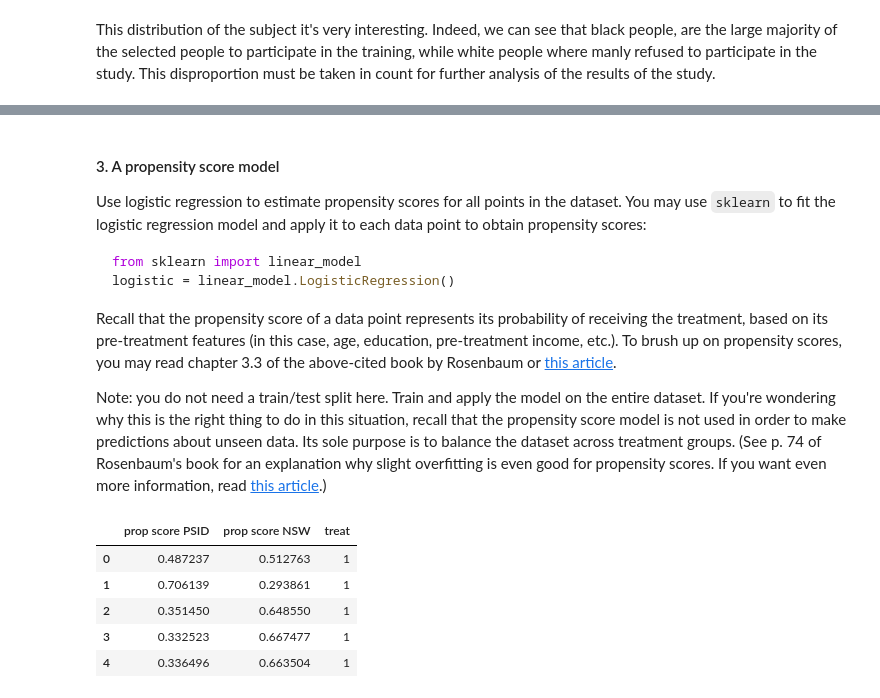
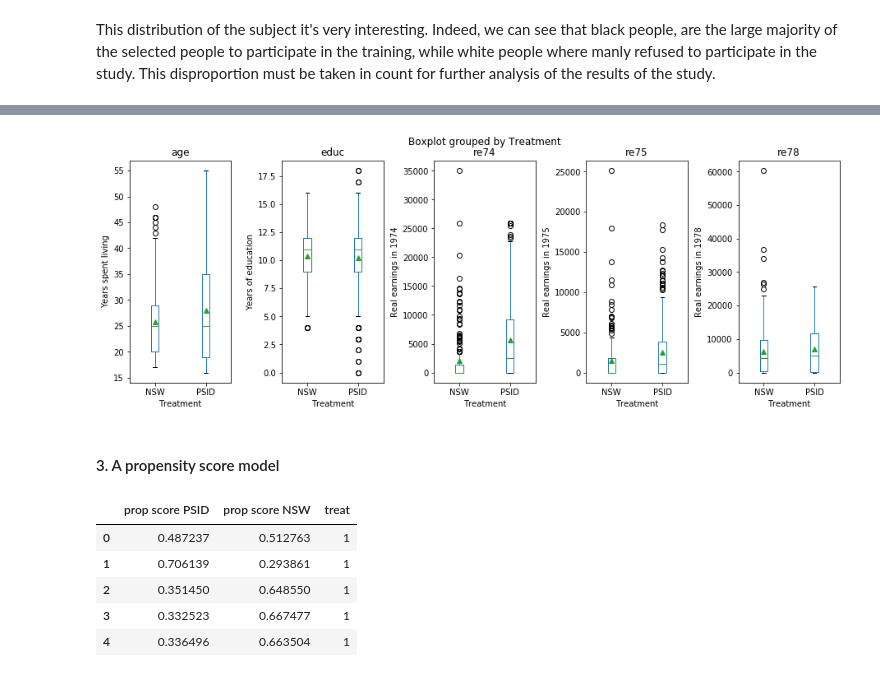
Before and after one commit to Babas10/ADA_JEX2017, a Jupyter notebook: HomeWork/04 - Applied ML/H4.ipynb, the cells around one changed output, grey strips where cells are left out. Cells and saved outputs as stored; diff of their text form; code cells hidden in the pictures.

Commit message:
Looking good

````diff
--- a/HomeWork/04 - Applied ML/H4.ipynb
+++ b/HomeWork/04 - Applied ML/H4.ipynb
@@ -325,20 +323,10 @@ plt.show()
-# %% [markdown]
-#### 3. A propensity score model
-
-Use logistic regression to estimate propensity scores for all points in the dataset.
-You may use `sklearn` to fit the logistic regression model and apply it to each data point to obtain propensity scores:
-
-```python
-from sklearn import linear_model
-logistic = linear_model.LogisticRegression()
-```
-
-Recall that the propensity score of a data point represents its probability of receiving the treatment, based on its pre-treatment features (in this case, age, education, pre-treatment income, etc.).
-To brush up on propensity scores, you may read chapter 3.3 of the above-cited book by Rosenbaum or [this article](https://drive.google.com/file/d/0B4jctQY-uqhzTlpBaTBJRTJFVFE/view).
-
-Note: you do not need a train/test split here. Train and apply the model on the entire dataset. If you're wondering why this is the right thing to do in this situation, recall that the propensity score model is not used in order to make predictions about unseen data. Its sole purpose is to balance the dataset across treatment groups.
-(See p. 74 of Rosenbaum's book for an explanation why slight overfitting is even good for propensity scores.
-If you want even more information, read [this article](https://drive.google.com/file/d/0B4jctQY-uqhzTlpBaTBJRTJFVFE/view).)
+# %%
+#Making plots
+DataFrameBoxPlots(dataset)
+# %% [output]
+[figure, added]
+# %% [markdown]
+#### 3. A propensity score model
 # %%
 logistic = linear_model.LogisticRegression()
 
````
Also changed, not shown: parts of 35 cells of this notebook.
